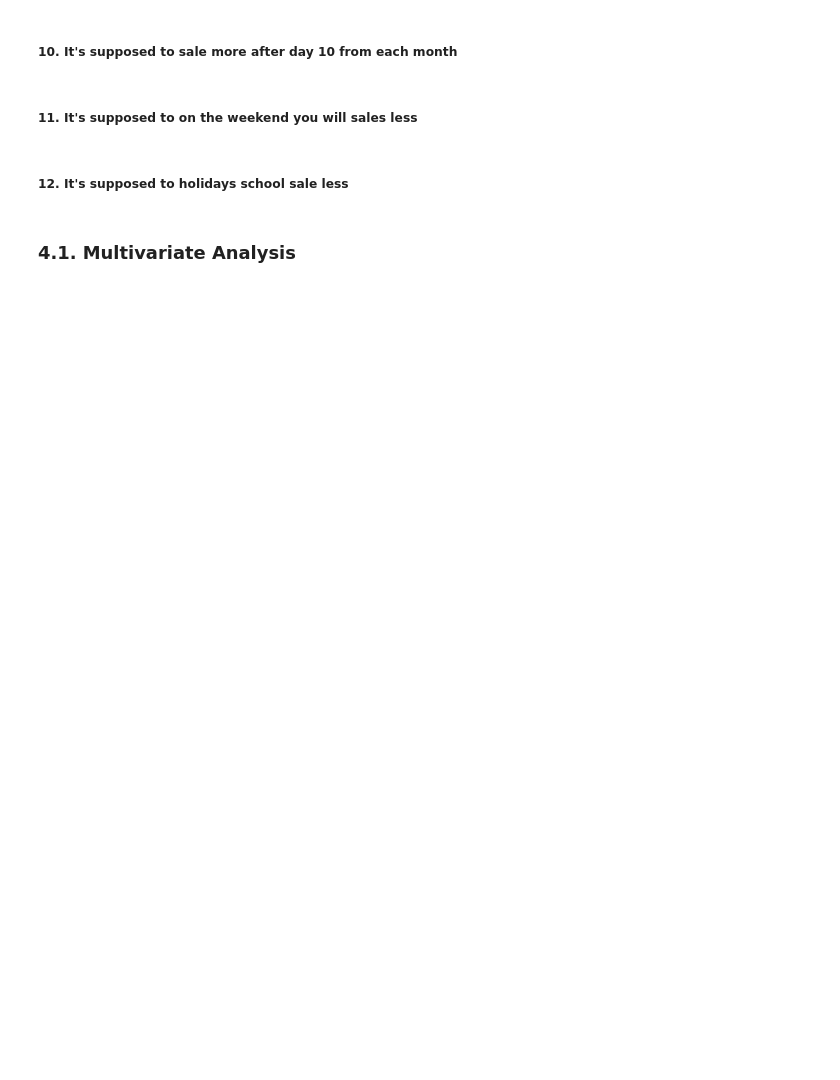
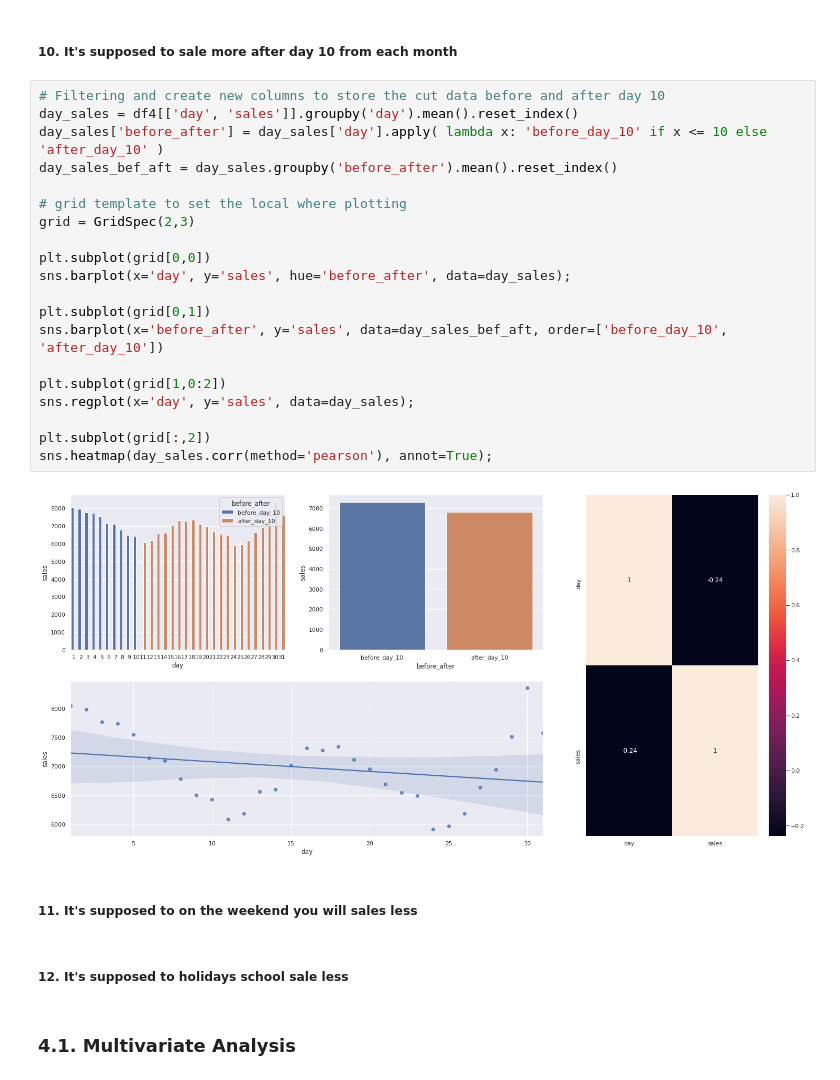
Before and after one commit to diegopmayer/rossman_sales_forecast, a Jupyter notebook: exploratory_data_analysis.ipynb, the cells around one changed output. Cells and saved outputs as stored; diff of their text form; blank space fills up the shorter version.

```diff
--- a/exploratory_data_analysis.ipynb
+++ b/exploratory_data_analysis.ipynb
@@ -1036,5 +1078,27 @@ sns.heatmap(year_gp.corr(method='pearson'), annot=True);
 # %% [markdown]
 #####  10. It's supposed to sale more after day 10 from each month
+# %%
+# Filtering and create new columns to store the cut data before and after day 10
+day_sales = df4[['day', 'sales']].groupby('day').mean().reset_index()
+day_sales['before_after'] = day_sales['day'].apply( lambda x: 'before_day_10' if x <= 10 else 'after_day_10' )
+day_sales_bef_aft = day_sales.groupby('before_after').mean().reset_index()
+
+# grid template to set the local where plotting
+grid = GridSpec(2,3)
+
+plt.subplot(grid[0,0])
+sns.barplot(x='day', y='sales', hue='before_after', data=day_sales);
+
+plt.subplot(grid[0,1])
+sns.barplot(x='before_after', y='sales', data=day_sales_bef_aft, order=['before_day_10', 'after_day_10'])
+
+plt.subplot(grid[1,0:2])
+sns.regplot(x='day', y='sales', data=day_sales);
+
+plt.subplot(grid[:,2])
+sns.heatmap(day_sales.corr(method='pearson'), annot=True);
+# %% [output]
+[figure, added]
 # %% [markdown]
 #####  11. It's supposed to on the weekend you will sales less
 # %% [markdown]
```
Also changed, not shown: parts of 4 cells of this notebook.
